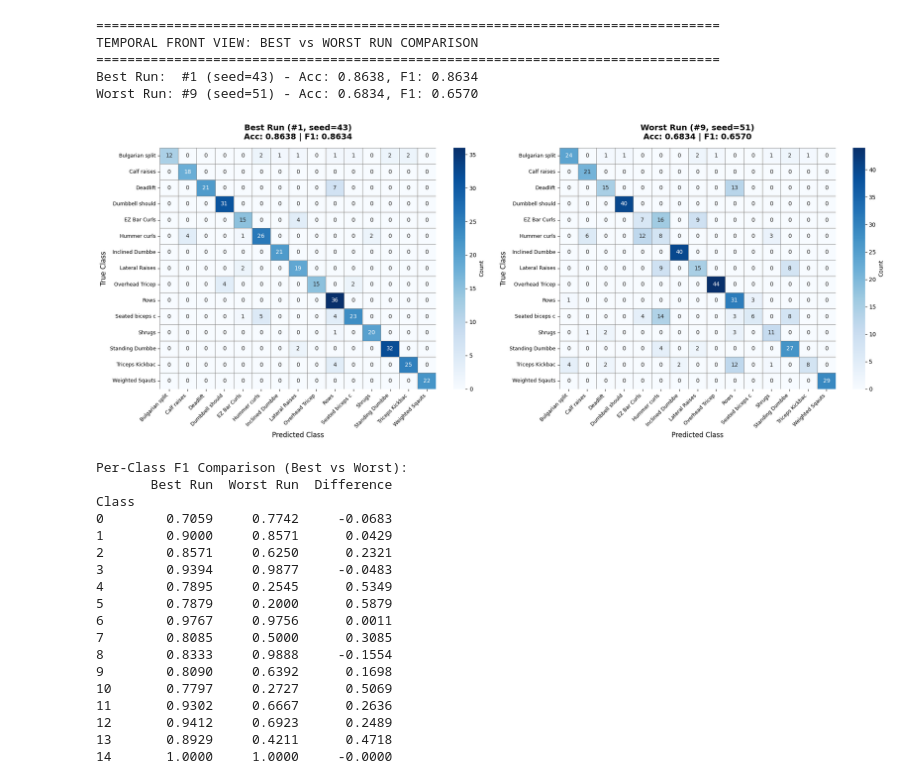
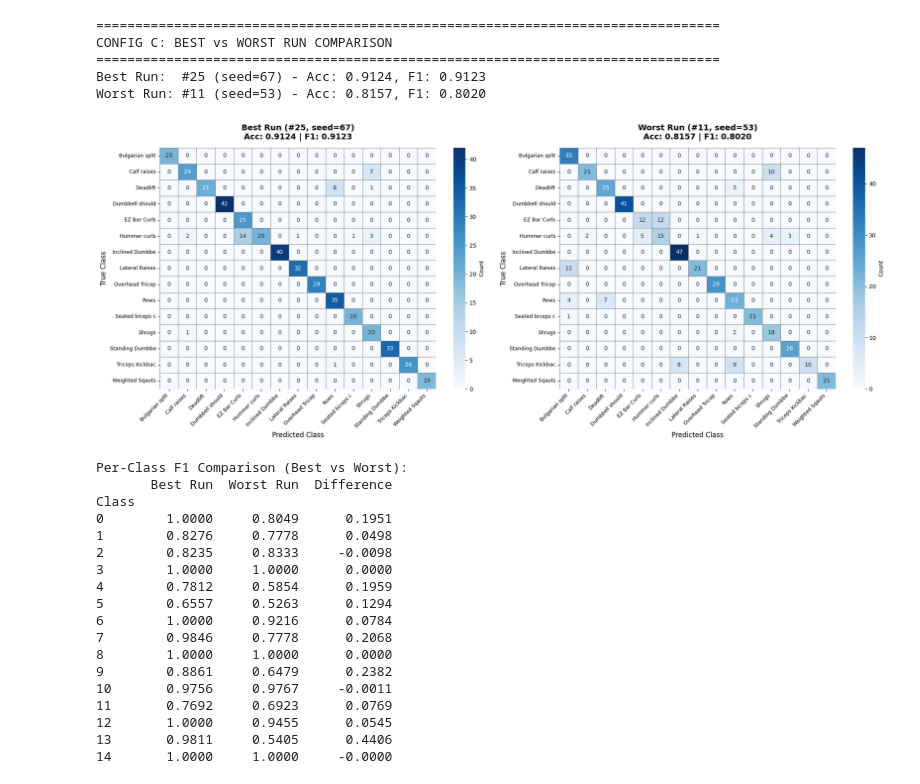
Before and after one commit to AhmedAly0/AI-Virtual-Coach, a Jupyter notebook: notebooks/exer_recog/06_pose_mlp.ipynb, the cells around one changed output. Saved outputs shown, nothing was run; the diff lists cells and outputs as text; code cells hidden in the pictures.

```diff
--- a/notebooks/exer_recog/06_pose_mlp.ipynb
+++ b/notebooks/exer_recog/06_pose_mlp.ipynb
@@ -309,17 +186,17 @@ Execute 30 training runs for temporal side-view model using `config/experiment_6
 # %%
-# Train temporal side-view model with multi-run (30 runs)
+# Train model with multi-run (30 runs)
 print("=" * 80)
-print("MULTI-RUN TRAINING: TEMPORAL SIDE VIEW (30 RUNS)")
+print(f"MULTI-RUN TRAINING: CONFIG {SELECTED_CONFIG} ({config_info['name']}) - {SELECTED_VIEW.upper()} VIEW")
 print("=" * 80)
 
-config_path_temporal_side = PROJECT_ROOT / 'config' / 'experiment_6_temporal_side.yaml'
+config_path = PROJECT_ROOT / 'config' / config_file
 
-multi_run_results_temporal_side, aggregated_stats_temporal_side = train_experiment_6_temporal_multi_run(
-    npz_path=str(side_temporal_npz),
-    config_path=str(config_path_temporal_side)
+multi_run_results, aggregated_stats = train_experiment_6_multi_run(
+    npz_path=str(npz_path),
+    config_path=str(config_path)
 )
 
-print("\n✅ Temporal side-view multi-run training complete!")
-print(f"Mean Test Accuracy: {aggregated_stats_temporal_side['test_accuracy']['mean']:.4f} ± {aggregated_stats_temporal_side['test_accuracy']['std']:.4f}")
-print(f"Mean Test Macro F1: {aggregated_stats_temporal_side['test_macro_f1']['mean']:.4f} ± {aggregated_stats_temporal_side['test_macro_f1']['std']:.4f}")
+print(f"\n✅ Config {SELECTED_CONFIG} ({SELECTED_VIEW} view) multi-run training complete!")
+print(f"Mean Test Accuracy: {aggregated_stats['test_accuracy']['mean']:.4f} ± {aggregated_stats['test_accuracy']['std']:.4f}")
+print(f"Mean Test Macro F1: {aggregated_stats['test_macro_f1']['mean']:.4f} ± {aggregated_stats['test_macro_f1']['std']:.4f}")
 # %% [output]
@@ -527,7 +384,4 @@ Detailed analysis of 30 runs for temporal front-view model.
 # %%
-# Display summary table for temporal front-view runs
-print("=" * 80)
-print("TEMPORAL FRONT VIEW: SUMMARY OF 30 RUNS")
-print("=" * 80)
-summary_df_temporal_front = display_multi_run_summary(multi_run_results_temporal_front, aggregated_stats_temporal_front)
+# Plot distributions for runs
+plot_multi_run_distributions(multi_run_results, aggregated_stats)
 # %% [output]
@@ -556,34 +389,34 @@ plot_multi_run_distributions(multi_run_results_temporal_front, aggregated_stats_
 # %%
-# Best vs worst run comparison for temporal front-view
-label_names_temporal = sorted(multi_run_results_temporal_front[0]['label_to_int'].keys())
-ordered_labels_temporal = sort_labels_by_numeric_prefix(label_names_temporal)
+# Best vs worst run comparison
+label_names = sorted(multi_run_results[0]['label_to_int'].keys())
+ordered_labels = sort_labels_by_numeric_prefix(label_names)
 
 print("\n" + "=" * 80)
-print("TEMPORAL FRONT VIEW: BEST vs WORST RUN COMPARISON")
+print(f"CONFIG {SELECTED_CONFIG}: BEST vs WORST RUN COMPARISON")
 print("=" * 80)
-comparison_df_temporal_front = plot_best_worst_comparison(multi_run_results_temporal_front, ordered_labels_temporal)
+comparison_df = plot_best_worst_comparison(multi_run_results, ordered_labels)
 # %% [output]
 ================================================================================
-TEMPORAL FRONT VIEW: BEST vs WORST RUN COMPARISON
+CONFIG C: BEST vs WORST RUN COMPARISON
 ================================================================================
-Best Run:  #1 (seed=43) - Acc: 0.8638, F1: 0.8634
-Worst Run: #9 (seed=51) - Acc: 0.6834, F1: 0.6570
+Best Run:  #25 (seed=67) - Acc: 0.9124, F1: 0.9123
+Worst Run: #11 (seed=53) - Acc: 0.8157, F1: 0.8020
-[figure, old version]
+[figure, new version]
 Per-Class F1 Comparison (Best vs Worst):
        Best Run  Worst Run  Difference
 Class
-0        0.7059     0.7742     -0.0683
-1        0.9000     0.8571      0.0429
-2        0.8571     0.6250      0.2321
-3        0.9394     0.9877     -0.0483
-4        0.7895     0.2545      0.5349
-5        0.7879     0.2000      0.5879
-6        0.9767     0.9756      0.0011
-7        0.8085     0.5000      0.3085
-8        0.8333     0.9888     -0.1554
-9        0.8090     0.6392      0.1698
-10       0.7797     0.2727      0.5069
-11       0.9302     0.6667      0.2636
-12       0.9412     0.6923      0.2489
-13       0.8929     0.4211      0.4718
+0        1.0000     0.8049      0.1951
+1        0.8276     0.7778      0.0498
+2        0.8235     0.8333     -0.0098
+3        1.0000     1.0000      0.0000
+4        0.7812     0.5854      0.1959
+5        0.6557     0.5263      0.1294
+6        1.0000     0.9216      0.0784
+7        0.9846     0.7778      0.2068
+8        1.0000     1.0000      0.0000
+9        0.8861     0.6479      0.2382
+10       0.9756     0.9767     -0.0011
+11       0.7692     0.6923      0.0769
+12       1.0000     0.9455      0.0545
+13       0.9811     0.5405      0.4406
 14       1.0000     1.0000     -0.0000
```
Also changed, not shown: parts of 37 cells of this notebook, 17 other files.
